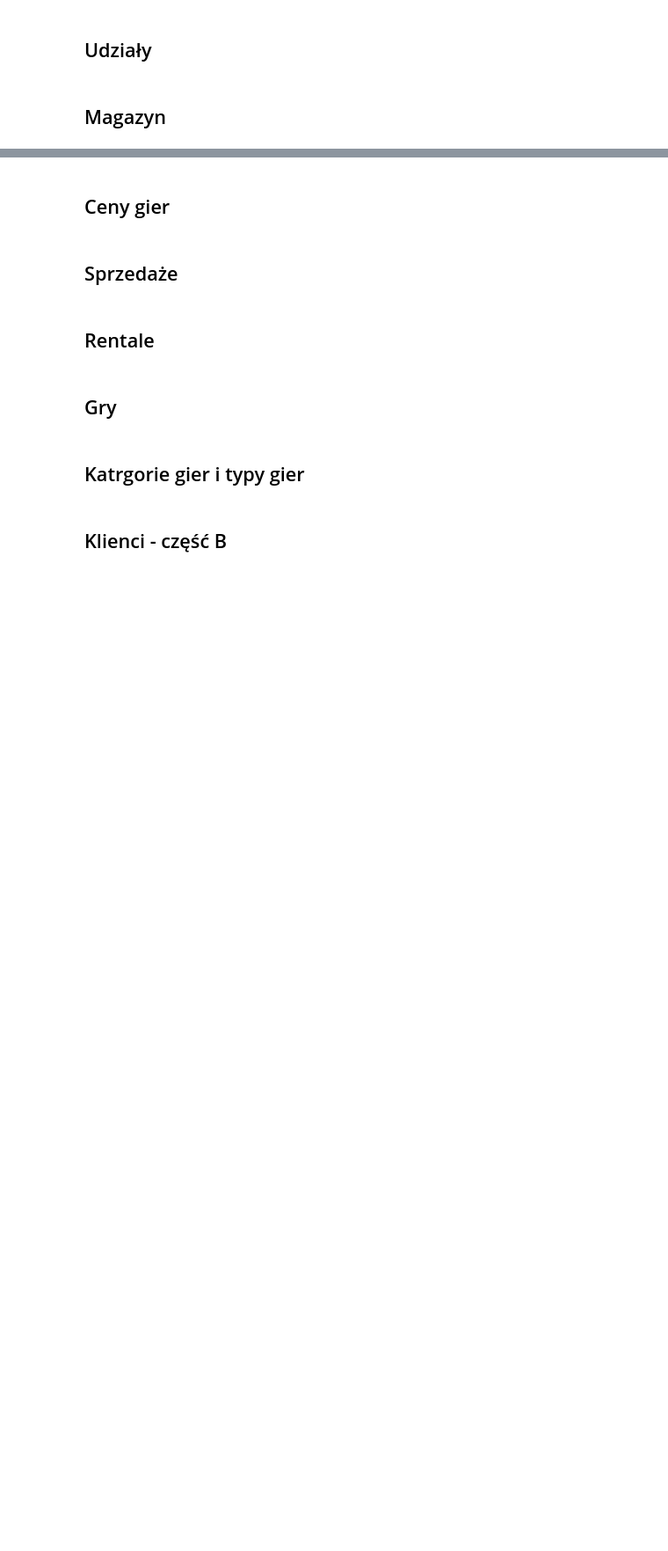
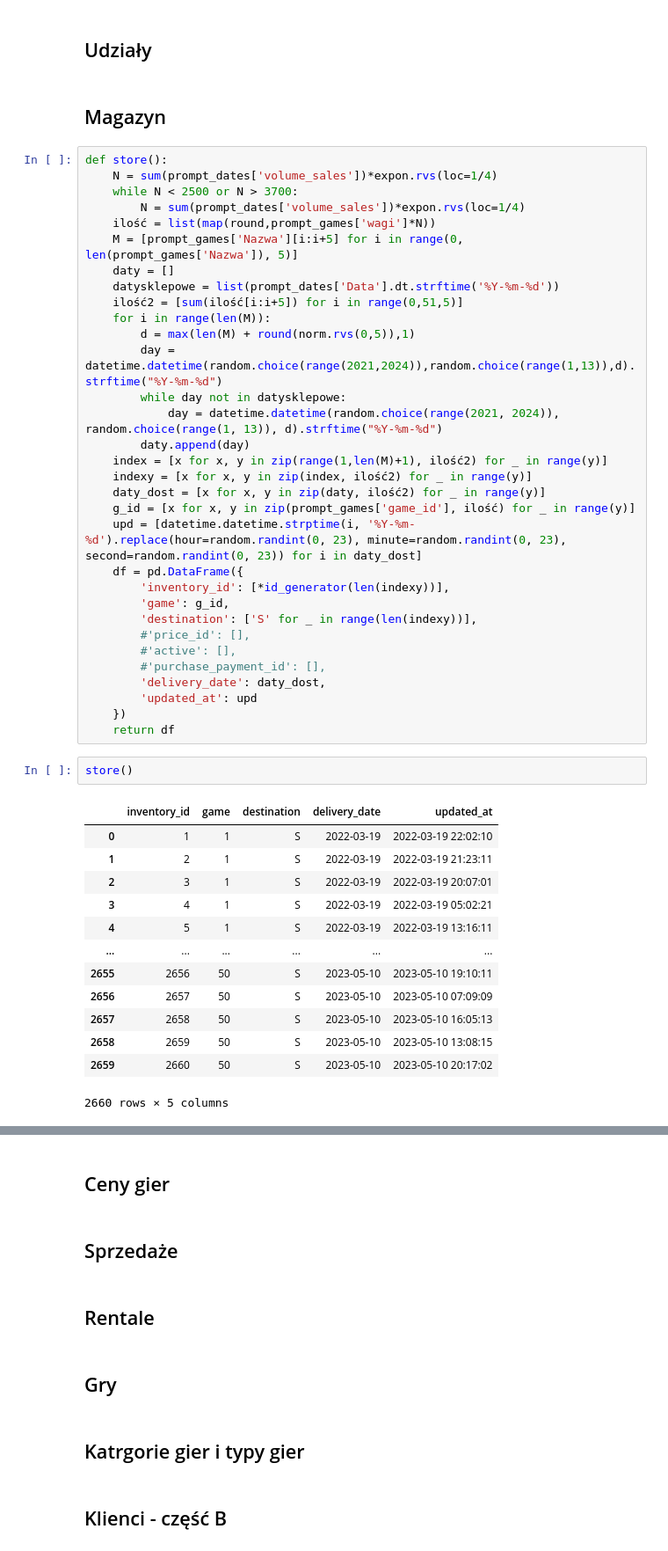
Before and after one commit to o-Mateo-o/geeks-and-dragons-db, a Jupyter notebook: notebooks/attempts/gen.ipynb, the cells around one changed output, grey strips where cells are left out. Shown at 88% size. Cells and saved outputs as stored; diff of their text form; blank space fills up the shorter version.

```diff
--- a/notebooks/attempts/gen.ipynb
+++ b/notebooks/attempts/gen.ipynb
@@ -633,3 +670,51 @@ tournament
 ## Udziały
 # %% [markdown]
 ## Magazyn
+# %%
+def store():
+    N = sum(prompt_dates['volume_sales'])*expon.rvs(loc=1/4)
+    while N < 2500 or N > 3700:
+        N = sum(prompt_dates['volume_sales'])*expon.rvs(loc=1/4)
+    ilość = list(map(round,prompt_games['wagi']*N))
+    M = [prompt_games['Nazwa'][i:i+5] for i in range(0, len(prompt_games['Nazwa']), 5)]
+    daty = []
+    datysklepowe = list(prompt_dates['Data'].dt.strftime('%Y-%m-%d'))
+    ilość2 = [sum(ilość[i:i+5]) for i in range(0,51,5)]
+    for i in range(len(M)):
+        d = max(len(M) + round(norm.rvs(0,5)),1)
+        day = datetime.datetime(random.choice(range(2021,2024)),random.choice(range(1,13)),d).strftime("%Y-%m-%d")
+        while day not in datysklepowe:
+            day = datetime.datetime(random.choice(range(2021, 2024)), random.choice(range(1, 13)), d).strftime("%Y-%m-%d")
+        daty.append(day)
+    index = [x for x, y in zip(range(1,len(M)+1), ilość2) for _ in range(y)]
+    indexy = [x for x, y in zip(index, ilość2) for _ in range(y)]
+    daty_dost = [x for x, y in zip(daty, ilość2) for _ in range(y)]
+    g_id = [x for x, y in zip(prompt_games['game_id'], ilość) for _ in range(y)]
+    upd = [datetime.datetime.strptime(i, '%Y-%m-%d').replace(hour=random.randint(0, 23), minute=random.randint(0, 23), second=random.randint(0, 23)) for i in daty_dost]
+    df = pd.DataFrame({
+        'inventory_id': [*id_generator(len(indexy))],
+        'game': g_id,
+        'destination': ['S' for _ in range(len(indexy))],
+        #'price_id': [],
+        #'active': [],
+        #'purchase_payment_id': [],
+        'delivery_date': daty_dost,
+        'updated_at': upd
+    })
+    return df
+# %%
+store()
+# %% [output]
+|  | inventory_id | game | destination | delivery_date | updated_at |
+| 0 | 1 | 1 | S | 2022-03-19 | 2022-03-19 22:02:10 |
+| 1 | 2 | 1 | S | 2022-03-19 | 2022-03-19 21:23:11 |
+| 2 | 3 | 1 | S | 2022-03-19 | 2022-03-19 20:07:01 |
+| 3 | 4 | 1 | S | 2022-03-19 | 2022-03-19 05:02:21 |
+| 4 | 5 | 1 | S | 2022-03-19 | 2022-03-19 13:16:11 |
+| ... | ... | ... | ... | ... | ... |
+| 2655 | 2656 | 50 | S | 2023-05-10 | 2023-05-10 19:10:11 |
+| 2656 | 2657 | 50 | S | 2023-05-10 | 2023-05-10 07:09:09 |
+| 2657 | 2658 | 50 | S | 2023-05-10 | 2023-05-10 16:05:13 |
+| 2658 | 2659 | 50 | S | 2023-05-10 | 2023-05-10 13:08:15 |
+| 2659 | 2660 | 50 | S | 2023-05-10 | 2023-05-10 20:17:02 |
+2660 rows × 5 columns
```
Also changed, not shown: parts of 17 cells of this notebook.
